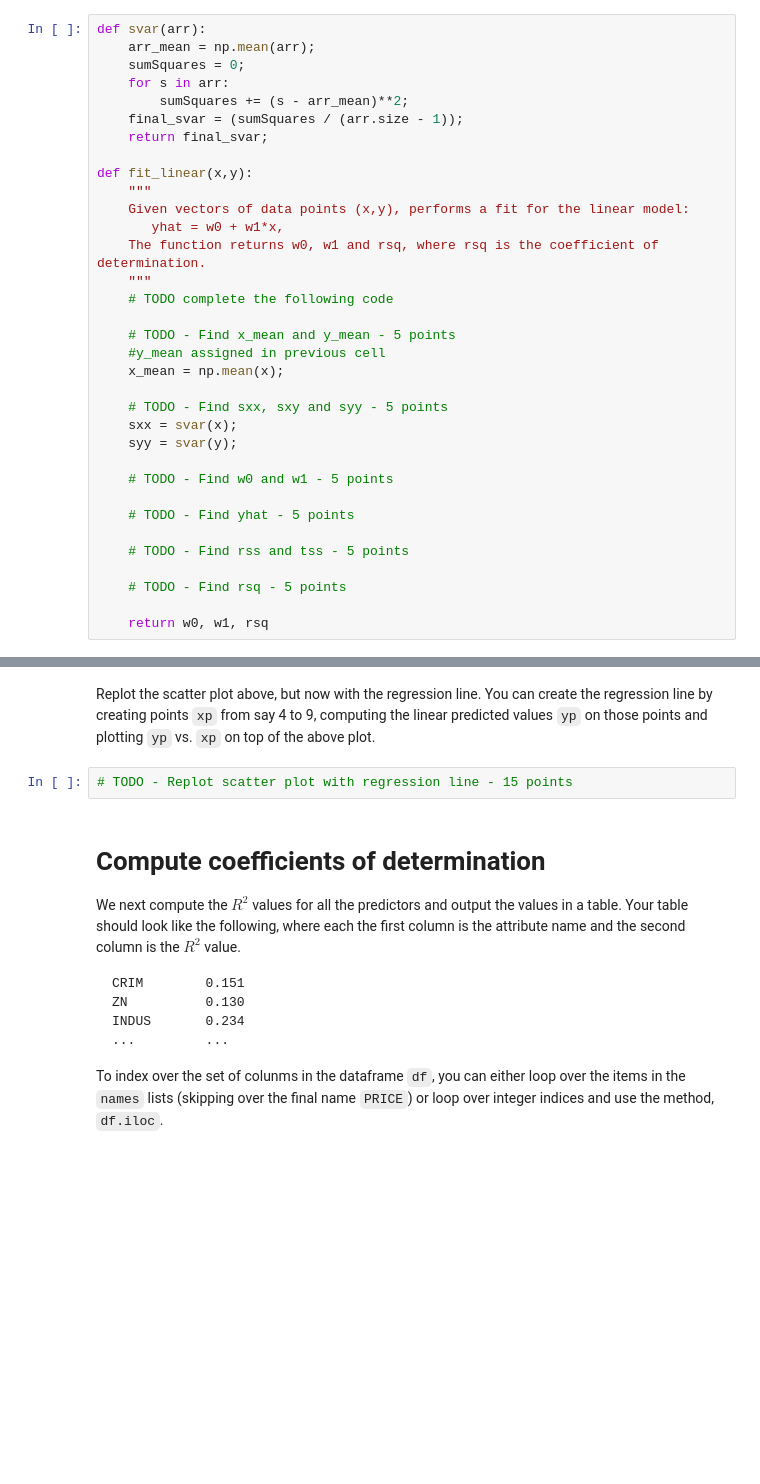
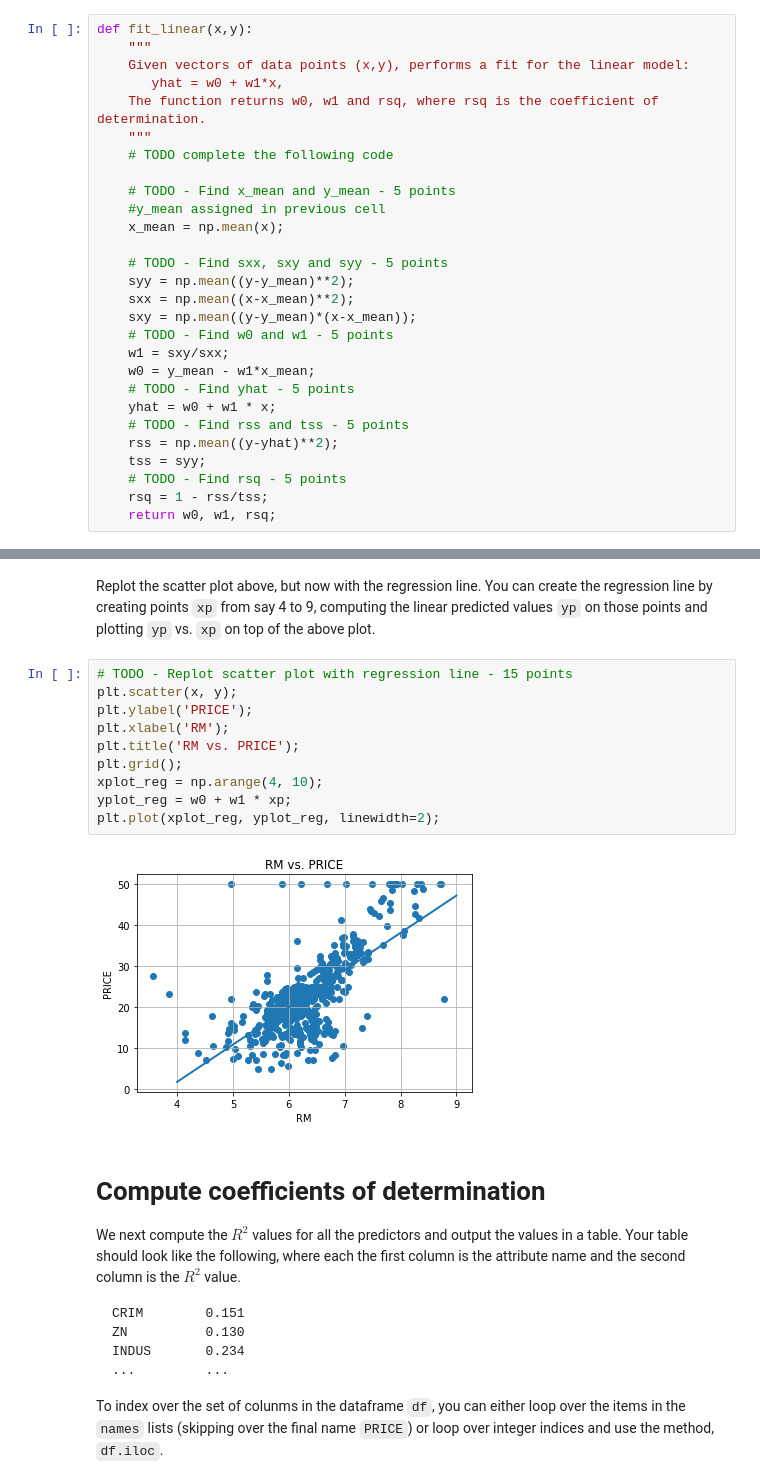
Before and after one commit to zafirhsn/machine-learning, a Jupyter notebook: hw-1/Programming Assignment 1 - Simple Linear Regression.ipynb, the cells around one changed output, grey strips where cells are left out. Cells and saved outputs as stored; diff of their text form; blank space fills up the shorter version.

```diff
--- a/hw-1/Programming Assignment 1 - Simple Linear Regression.ipynb
+++ b/hw-1/Programming Assignment 1 - Simple Linear Regression.ipynb
@@ -148,14 +149,6 @@ plt.show();
 
 We will write a simple function to perform a linear fit. Use the formulae given in the class, to compute the parameters $\beta_0,\beta_1$ in the linear model $$y =\beta_0 + \beta_1 x + \epsilon$$ as well as the coefficient of determination $R^2$.
 # %%
-def svar(arr):
-    arr_mean = np.mean(arr);
-    sumSquares = 0;
-    for s in arr:
-        sumSquares += (s - arr_mean)**2;
-    final_svar = (sumSquares / (arr.size - 1));
-    return final_svar;
-
 def fit_linear(x,y):
     """
     Given vectors of data points (x,y), performs a fit for the linear model:
@@ -169,18 +162,20 @@ def fit_linear(x,y):
     x_mean = np.mean(x);
 
     # TODO - Find sxx, sxy and syy - 5 points
-    sxx = svar(x);
-    syy = svar(y);
-
+    syy = np.mean((y-y_mean)**2);
+    sxx = np.mean((x-x_mean)**2);
+    sxy = np.mean((y-y_mean)*(x-x_mean));
     # TODO - Find w0 and w1 - 5 points
-
+    w1 = sxy/sxx;
+    w0 = y_mean - w1*x_mean;
     # TODO - Find yhat - 5 points
-
+    yhat = w0 + w1 * x;
     # TODO - Find rss and tss - 5 points
-
+    rss = np.mean((y-yhat)**2);
+    tss = syy;
     # TODO - Find rsq - 5 points
-
-    return w0, w1, rsq
+    rsq = 1 - rss/tss;
+    return w0, w1, rsq;
 # %% [markdown]
 Using the function `fit_linear` above, print the values `w0`, `w1` and `rsq` for the linear model of price vs. number of rooms.
 # %%
@@ -190,7 +187,17 @@ print("w0 =",w0,"| w1 =", w1, "| rsq =", rsq)
 # %% [markdown]
 Replot the scatter plot above, but now with the regression line.  You can create the regression line by creating points `xp` from say 4 to 9, computing the linear predicted values `yp` on those points and plotting `yp` vs. `xp` on top of the above plot.
-# %%
-# TODO - Replot scatter plot with regression line - 15 points
+# %%
+# TODO - Replot scatter plot with regression line - 15 points
+plt.scatter(x, y);
+plt.ylabel('PRICE');
+plt.xlabel('RM');
+plt.title('RM vs. PRICE');
+plt.grid();
+xplot_reg = np.arange(4, 10);
+yplot_reg = w0 + w1 * xp;
+plt.plot(xplot_reg, yplot_reg, linewidth=2);
+# %% [output]
+[figure, added]
 # %% [markdown]
 # Compute coefficients of determination
 
```
Also changed, not shown: parts of 16 cells of this notebook, 4 other files.
